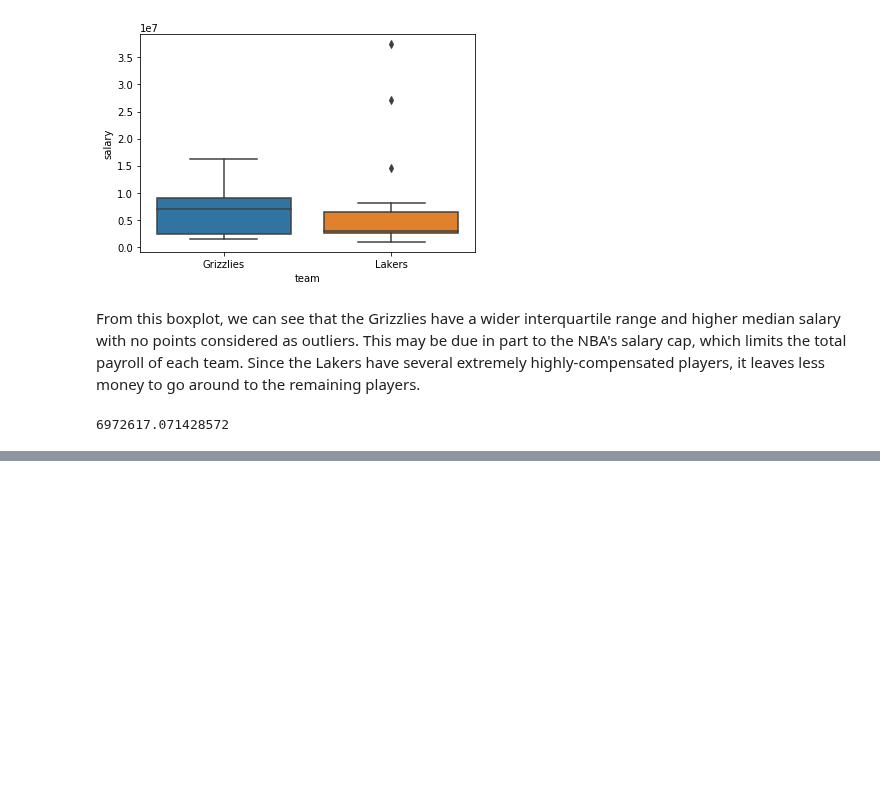
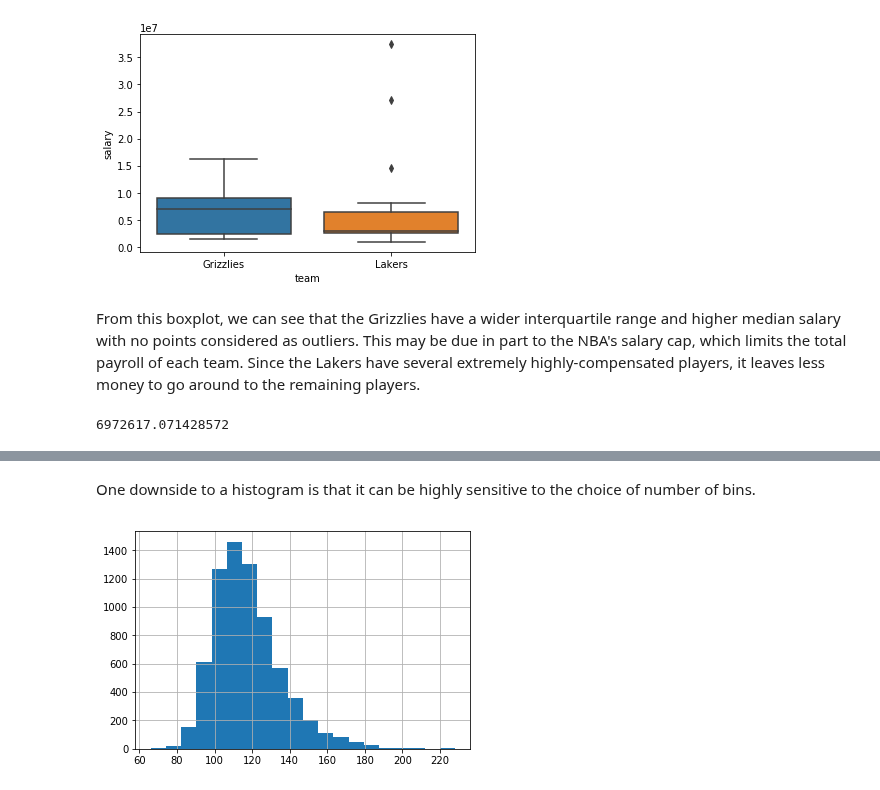
Before and after one commit to NSS-Data-Instructional-Stuff/stats-for-data-science, a Jupyter notebook: notebooks/Exploratory_Data_Analysis.ipynb, the cells around one changed output, grey strips where cells are left out. Drawn from its saved outputs; the diff is of its cells as text; code cells hidden in the pictures; blank space fills up the shorter version.

```diff
--- a/notebooks/Exploratory_Data_Analysis.ipynb
+++ b/notebooks/Exploratory_Data_Analysis.ipynb
@@ -331,0 +363,2 @@ lakers_grizzlies[lakers_grizzlies.team == 'Grizzlies'].salary.mean()
+# %%
+nhanes = pd.read_csv('../data/NHANES_2013.csv')
@@ -331,0 +374,6 @@ lakers_grizzlies[lakers_grizzlies.team == 'Grizzlies'].salary.mean()
+# %% [markdown]
+One downside to a histogram is that it can be highly sensitive to the choice of number of bins.
+# %%
+nhanes.systolic_blood_pressure.hist(bins = 20);
+# %% [output]
+[figure, added]
```
Also changed, not shown: parts of 17 cells of this notebook, 4 other files.
